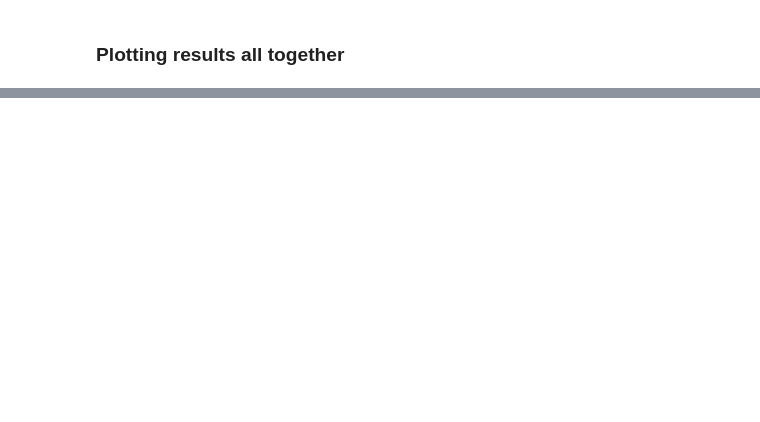
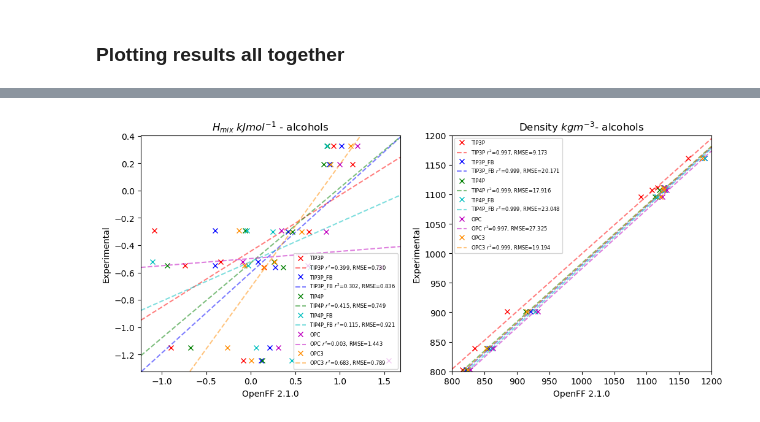
Before and after one commit to barmoral/evaluator-blanca, a Jupyter notebook: evaluator_water_calcs/hmix_dens_watermodels/analysis_funcgroups.ipynb, the cells around one changed output, grey strips where cells are left out. Cells and saved outputs as stored; diff of their text form; code cells hidden in the pictures; blank space fills up the shorter version.

```diff
--- a/evaluator_water_calcs/hmix_dens_watermodels/analysis_funcgroups.ipynb
+++ b/evaluator_water_calcs/hmix_dens_watermodels/analysis_funcgroups.ipynb
@@ -483,0 +478,4 @@ plt.show()
+# %%
+plot_results(results_alcohols,'alcohols')
+# %% [output]
+[figure, added]
```
Also changed, not shown: parts of 32 cells of this notebook, 10 other files.
